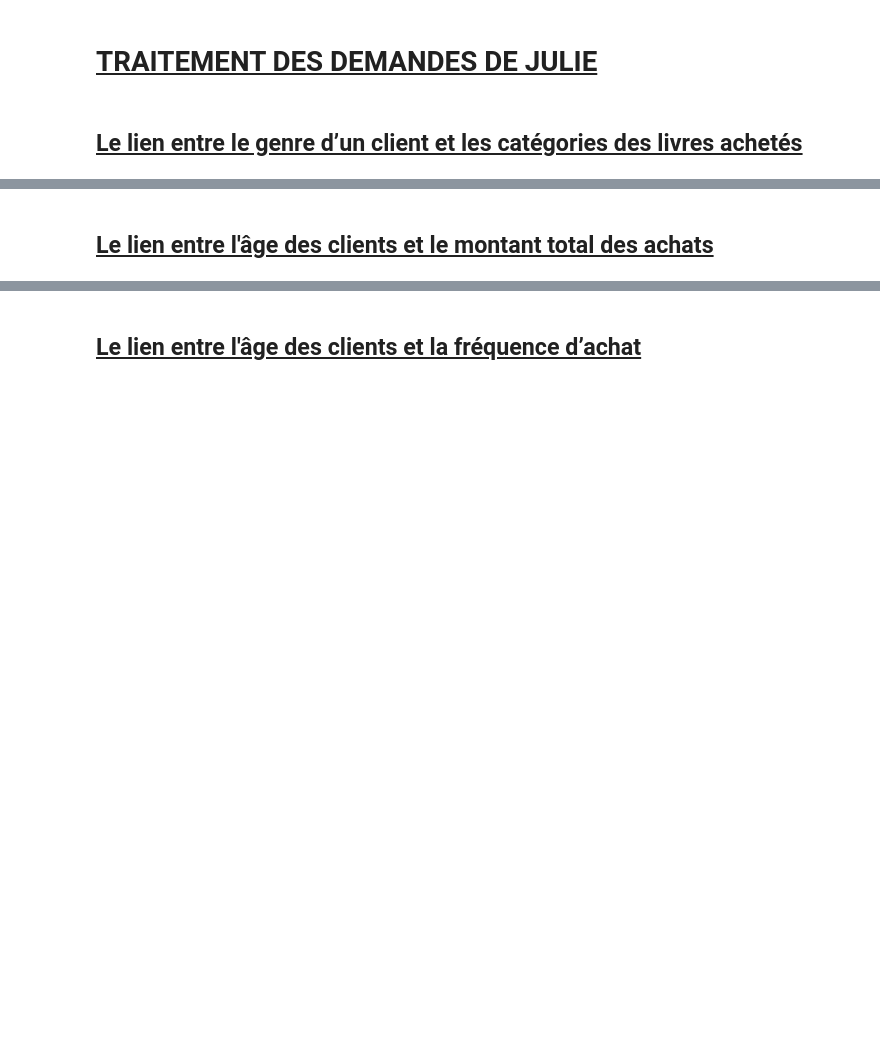
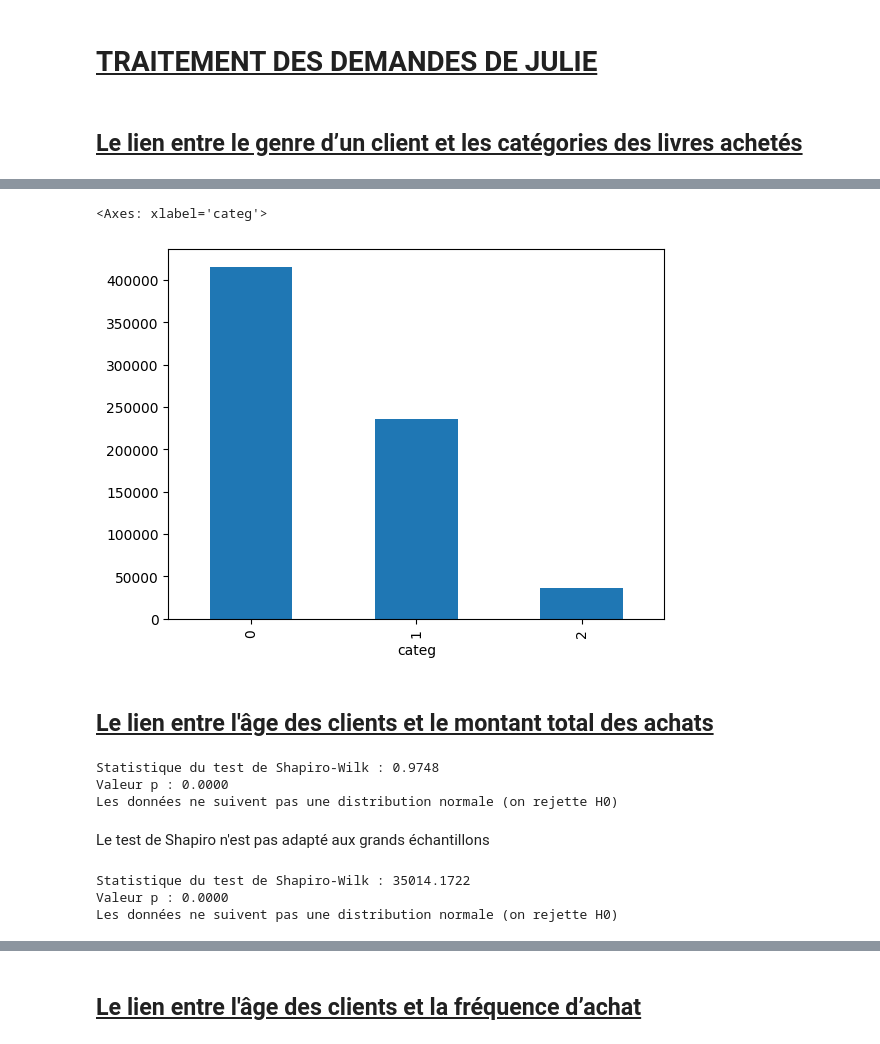
Before and after one commit to Julie-Data-Analyse/projet9_Lapage, a Jupyter notebook: notebooks/analyses_julie.ipynb, the cells around one changed output, grey strips where cells are left out. Saved outputs shown, nothing was run; the diff lists cells and outputs as text; code cells hidden in the pictures; blank space fills up the shorter version.

```diff
--- a/notebooks/analyses_julie.ipynb
+++ b/notebooks/analyses_julie.ipynb
@@ -73,4 +65,57 @@ df_lapage['sex'].value_counts().plot(kind='bar')
+# %%
+##### REPARTITION DES CATEGORIES DE LIVRES
+df_lapage['categ'].value_counts(normalize=True)
+df_lapage['categ'].value_counts().plot(kind='bar')
+# %% [output]
+<Axes: xlabel='categ'>
+[figure, added]
 # %%
 # Quali - quali
 # %% [markdown]
 ## <u> Le lien entre l'âge des clients et le montant total des achats </u>
+# %%
+# Avant de réaliser quelque test que ce soit, il nous faut d'abord emettre deux types d'hypothèses
+# Hypothèse nulle (H0) : elle postule que les données suivent une distribution normale.
+# Hypothèse alternative (H1) : elle indique que les données ne suivent pas une distribution normale. Elle est retenue si les données fournissent des preuves suffisantes pour rejeter l'hypothèse nulle.
+
+# Genre des clients
+age = df_lapage['age'].dropna()
+
+# Effectuer le test de Shapiro-Wilk
+stat, p_value = stats.shapiro(age)
+
+# Afficher les résultats
+print(f"Statistique du test de Shapiro-Wilk : {stat:.4f}")
+print(f"Valeur p : {p_value:.4f}")
+
+# Interprétation des résultats
+alpha = 0.05
+if p_value > alpha:
+    print("Les données suivent une distribution normale (on ne rejette pas H0)")
+else:
+    print("Les données ne suivent pas une distribution normale (on rejette H0)")
+# %% [output]
+Statistique du test de Shapiro-Wilk : 0.9748
+Valeur p : 0.0000
+Les données ne suivent pas une distribution normale (on rejette H0)
+# %% [markdown]
+Le test de Shapiro n'est pas adapté aux grands échantillons
+# %%
+from scipy.stats import normaltest
+
+stat, p_value = normaltest(df_lapage["age"].dropna())
+
+# Afficher les résultats
+print(f"Statistique du test de Shapiro-Wilk : {stat:.4f}")
+print(f"Valeur p : {p_value:.4f}")
+
+# Interprétation des résultats
+alpha = 0.05
+if p_value > alpha:
+    print("Les données suivent une distribution normale (on ne rejette pas H0)")
+else:
+    print("Les données ne suivent pas une distribution normale (on rejette H0)")
+# %% [output]
+Statistique du test de Shapiro-Wilk : 35014.1722
+Valeur p : 0.0000
+Les données ne suivent pas une distribution normale (on rejette H0)
```
Also changed, not shown: parts of 7 cells of this notebook, 4 other files.
